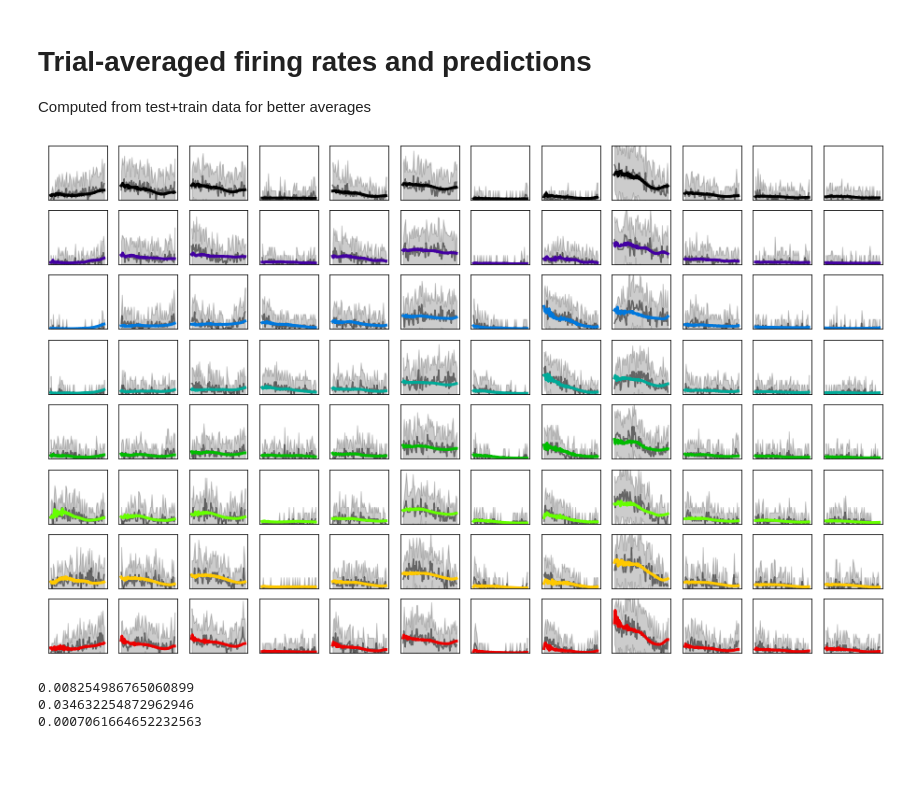
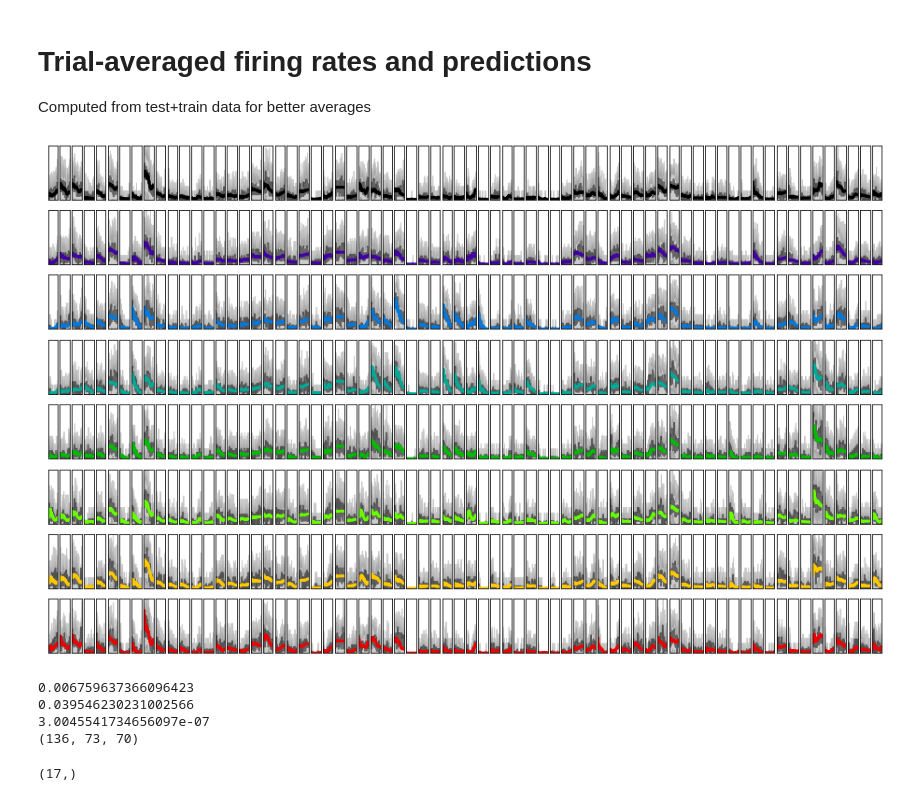
Before and after one commit to ChiRuiChen/QKeras_LFADs, a Jupyter notebook: notebooks/lfads_reach.ipynb, the cells around one changed output. Drawn from its saved outputs; the diff is of its cells as text; code cells hidden in the pictures; blank space fills up the shorter version.

```diff
--- a/notebooks/lfads_reach.ipynb
+++ b/notebooks/lfads_reach.ipynb
@@ -308,38 +308,44 @@ Computed from test+train data for better averages
 # %%
 from sklearn.metrics import mean_squared_error
 fig = plt.figure(figsize=(16,10))
 colors = plt.cm.nipy_spectral(np.arange(8)/8)
 a = []
 for i in range(8):
     data = np.vstack((test_neural_data, neural_data))[direction_index_all==i,:,:]
 
-    for i_n,n in enumerate(range(0,12)):
-        ax = fig.add_subplot(8, 12, i*12+i_n+1)
+    for i_n,n in enumerate(range(0,70)):
+        ax = fig.add_subplot(8, 70, i*70+i_n+1)
         pred = np.vstack((np.exp(log_f_t)*settings['step'], np.exp(log_f)*settings['step']))[np.array(direction_index_all)==i,:,n]
         x = np.arange(data.shape[1])
         ax.plot(x,np.mean(data,axis=0)[:,n],'k',alpha=0.5);
         data_mean = np.mean(data,axis=0)
         data_mean_test = np.mean(data,axis=0)[:,n]
+#         print("n",n)
+#         print(pred.shape)
+#         print(data_mean_test.shape)
 
         ax.fill_between(x,np.mean(data,axis=0)[:,n]-np.std(data,axis=0)[:,n], np.mean(data,axis=0)[:,n]+np.std(data,axis=0)[:,n], alpha=0.2, color='k');
         ax.plot(x,np.mean(pred,axis=0),lw=3, color=colors[i]);
         pred_test = np.mean(pred,axis=0)
+#         print(pred_test.shape)
 
         ax.set_xticks(())
         ax.set_yticks(())
         plt.ylim(0,1.5)
 
         data4mse = data_mean_test
         pred4mse = pred_test
         diff = mean_squared_error(data4mse,pred4mse)
         a.append(diff)
 # %% [output]
-[figure, old version]
+[figure, new version]
 # %%
 print(sum(a) / len(a))
 print(max(a))
 print(min(a))
+print(log_f.shape)
 # %% [output]
-0.008254986765060899
-0.034632254872962946
-0.0007061664652232563
+0.006759637366096423
+0.039546230231002566
+3.0045541734656097e-07
+(136, 73, 70)
@@ -355,0 +352,9 @@ for i in range(8):
+# %%
+d_all = dataset['test_target_direction']
+
+d = dataset['test_target_direction']
+direction_index_test = np.array([sorted(set(d_all)).index(i) for i in d])
+direction_index_all =direction_index_test
+print(direction_index_all.shape)
+# %% [output]
+(17,)
```
Also changed, not shown: parts of 1 cell of this notebook.
